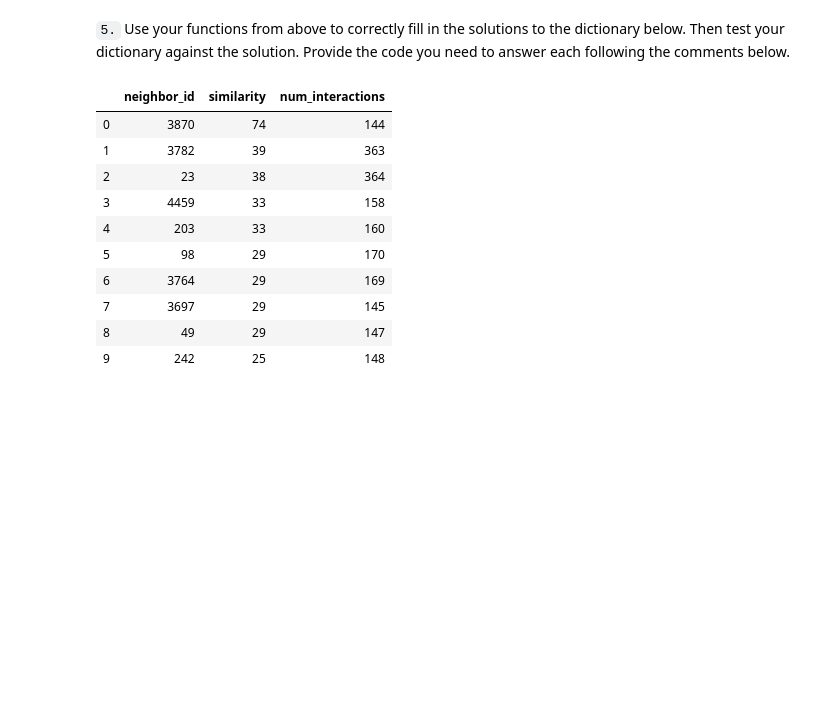
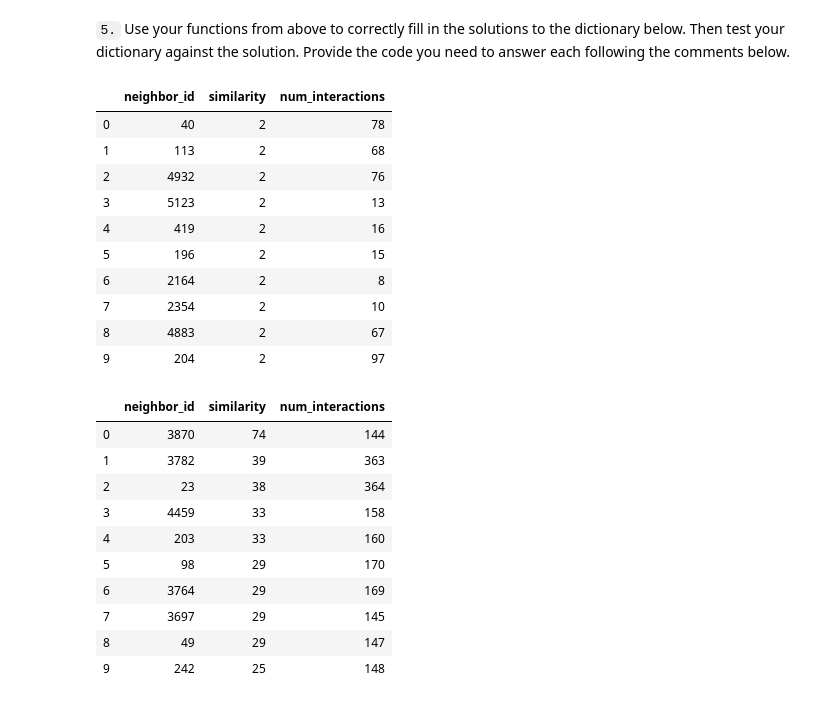
Before and after one commit to gj0706/recommendations_with_IBM, a Jupyter notebook: Recommendations_with_IBM.ipynb, the cells around one changed output. Drawn from its saved outputs; the diff is of its cells as text; code cells hidden in the pictures; blank space fills up the shorter version.

```diff
--- a/Recommendations_with_IBM.ipynb
+++ b/Recommendations_with_IBM.ipynb
@@ -1037,5 +1040,19 @@ The top 10 recommendations for user 20 are the following article names:
 # %% [markdown]
 `5.` Use your functions from above to correctly fill in the solutions to the dictionary below.  Then test your dictionary against the solution.  Provide the code you need to answer each following the comments below.
+# %%
+get_top_sorted_users(20).head(10)
+# %% [output]
+|  | neighbor_id | similarity | num_interactions |
+| 0 | 40 | 2 | 78 |
+| 1 | 113 | 2 | 68 |
+| 2 | 4932 | 2 | 76 |
+| 3 | 5123 | 2 | 13 |
+| 4 | 419 | 2 | 16 |
+| 5 | 196 | 2 | 15 |
+| 6 | 2164 | 2 | 8 |
+| 7 | 2354 | 2 | 10 |
+| 8 | 4883 | 2 | 67 |
+| 9 | 204 | 2 | 97 |
 # %%
 get_top_sorted_users(131).head(10)
 # %% [output]
```
Also changed, not shown: parts of 26 cells of this notebook.
